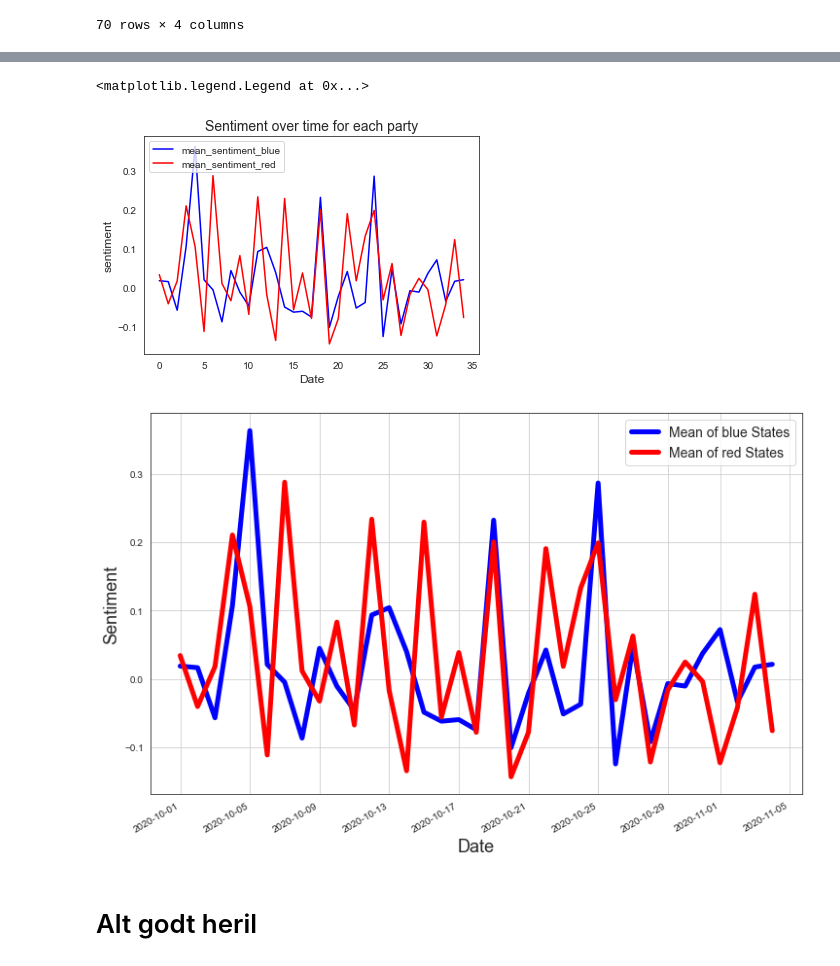
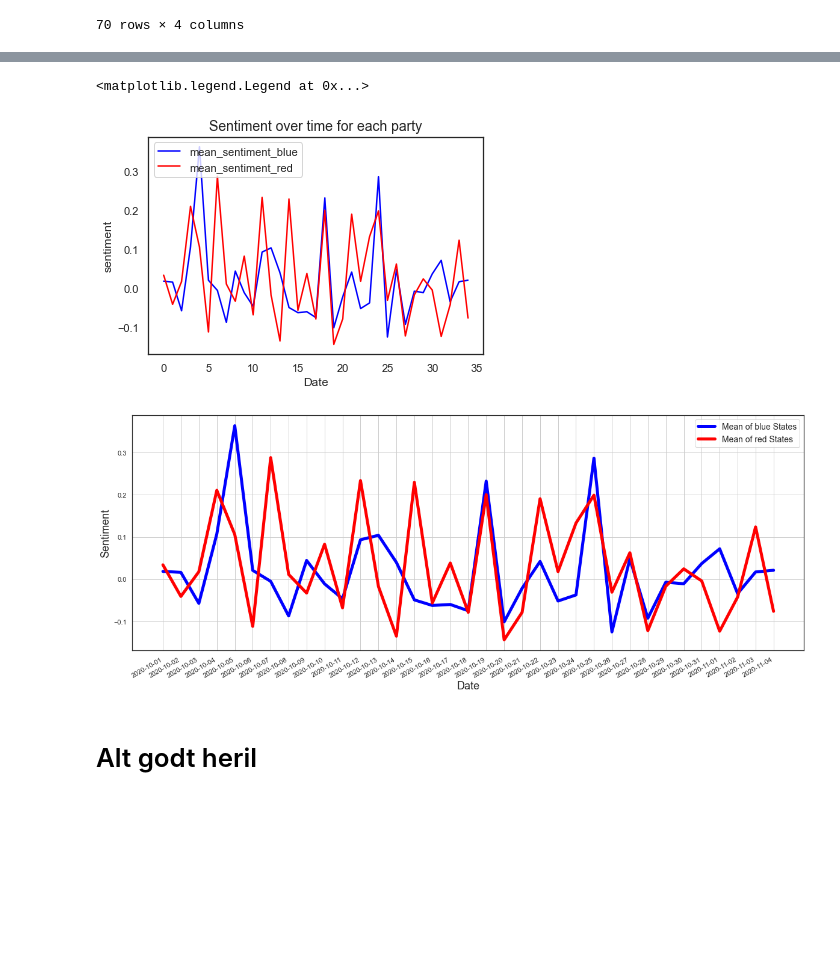
Before and after one commit to ChristianFogtdal/2Heste, a Jupyter notebook: Exam Project/Actual Exam project-Copy1.ipynb, the cells around one changed output, grey strips where cells are left out. Cells and saved outputs as stored; diff of their text form; code cells hidden in the pictures; blank space fills up the shorter version.

```diff
--- a/Exam Project/Actual Exam project-Copy1.ipynb
+++ b/Exam Project/Actual Exam project-Copy1.ipynb
@@ -582,7 +589,7 @@ tweets_df2.head(2)
 ## 6. Cleaning of the tweet text
 # %%
 ## Making a copy, to not be forced to load from the start every time
-tweets_df3 = tweets_df2.copy()
+tweets_df3_mean = tweets_df2.copy()
 # %%
 tweets_df2['text'][69]
 # %% [output]
@@ -610,7 +617,7 @@ def cleaner_text(document_tweet):
     #document_tweet = re.sub(r'#[^\s]+','',document_tweet) #removes "#" and #hashtagstring
     return document_tweet
 
-tweets_df3['text'] = tweets_df3['text'].apply(cleaner_text)
+tweets_df3_mean['text'] = tweets_df3_mean['text'].apply(cleaner_text)
 # %% [markdown]
 ### Translate emojis to text
 # %%
@@ -640,11 +647,11 @@ def sentiment_analyser(tweet_text):
     return sentiment_score
 
 # sentiment score from -1 to 1
-tweets_df3['sentiment_score'] = tweets_df3['text'].apply(sentiment_analyser)
+tweets_df3_mean['sentiment_score'] = tweets_df3_mean['text'].apply(sentiment_analyser)
 
 # boolean value is 0 if sentiment is negative, else 1
-tweets_df3['tweet_sentiment'] = [0 if i < 0 else 1 for i in tweets_df3.sentiment_score]
-tweets_df3.head(2)
+tweets_df3_mean['tweet_sentiment'] = [0 if i < 0 else 1 for i in tweets_df3_mean.sentiment_score]
+tweets_df3_mean.head(2)
 # %% [output]
 |  | created_at | text | source | name | username | user_location | tweet_location | country_code | ... |
 | 0 | 2020-10-01 23:54:28+00:00 | great article on pfizers covid va... | Twitter for Android | The Catholic Honey Badger ⛪🌄 | RuralUSCatholic | West Plains, MO | Missouri, USA | US | ... |
@@ -795,21 +775,25 @@ tweets_mean_source
 # %%
 fig = plt.figure(figsize=(10, 6))
 sns.set_style("white")
-my_order = df.groupby(by=["source"])["sentiment_score"].count().iloc[::-1].index
+my_order = tweets_df3_mean.groupby(by=["source"])["sentiment_score"].count().iloc[::-1].index
+my_pal = {"Twitter for Android": "green", "Twitter for iPhone": "grey"}
+
+
+#sns.set(style="darkgrid") # run this once for dark colored graphs, - dont know why
 
 #my_order = ["Twitter for iPhone", "Twitter for Android", "Twitter for iPad", "Tweetbot for iΟS", "Squarespace"]
-ax = sns.boxplot(
+ax = sns.violinplot(
                 x="source",
                 y="sentiment_score",
-                data=tweets_df3,
-                palette="tab10",
-                linewidth=1,
+                data=tweets_df3_mean,
+                palette=my_pal,
+                linewidth=3,
                 order=my_order
                 )
 
 # Calculate number of obs per group & median to position labels
-means = tweets_df3.groupby(['source'])['sentiment_score'].mean().values
-nobs = tweets_df3['source'].value_counts().values
+means = tweets_df3_mean.groupby(['source'])['sentiment_score'].mean().values
+nobs = tweets_df3_mean['source'].value_counts().values
 nobs = [str(x) for x in nobs.tolist()]
 nobs = ["n: " + i for i in nobs]
 
@@ -817,17 +801,21 @@ nobs = ["n: " + i for i in nobs]
 pos = range(len(nobs))
 for tick, label in zip(pos, ax.get_xticklabels()):
     ax.text(pos[tick],
-            0,
+            0+0.1,
             nobs[tick],
             horizontalalignment='center',
             fontsize=12,
-            #color='w', # text  color
+            color='w', # text  color
             weight='semibold'
            )
 
-sns.despine(offset=20, trim=True);
+sns.set_style("white")
+
+sns.despine(offset=10, trim=True); #remove unnecessary axis
+ax.set_xlabel('Source of tweets') # Choose title x-axis
+ax.xaxis.label.set_fontsize(14) # Choose font size for x-axis title
 
 ax.set_ylabel('Sentiment') # Choose title y-axis
 ax.yaxis.label.set_fontsize(14) # Choose font size for y-axis title
-fig.savefig('Semtiment_source_tweet.pdf')
+fig.savefig('violinplot_red_blue.pdf')
 # %% [output]
@@ -878,34 +886,33 @@ ax.yaxis.label.set_fontsize(12) # Choose font size for y-axis title
 ax.legend(loc = 'upper left', bbox_to_anchor=(0, 1))
 # %% [output]
 <matplotlib.legend.Legend at 0x...>
-[figure, old version]
+[figure, new version]
 # %%
 # Plot scatter
-fig = plt.figure(figsize=(12, 8))
+fig = plt.figure(figsize=(20, 8))
 plt.plot(tweets_mean_blue["date"], tweets_mean_blue["mean_sentiment"], color = 'blue', label='Mean of blue States', linewidth=5)
 plt.plot(tweets_mean_red["date"], tweets_mean_red["mean_sentiment"], color = 'red', label='Mean of red States', linewidth=5)
 
 # Labelling
 plt.xlabel("Date", fontsize=18)
 plt.ylabel("Sentiment", fontsize=18)
 
 plt.grid(True)
 
 # Auto space
 plt.legend(fontsize=14)
 
 # autoformat date
 fig.autofmt_xdate()
 
 #plt.annotate('Halloween', (mdates.date2num(x[1]), y[1]), xytext=(15, 15),
 #            textcoords='offset points', arrowprops=dict(arrowstyle='-|>'))
 
 # EVENTUALLY change tick font size
 # other type of line?
-
-plt.show()
+fig.savefig('timeseries_red_blue.pdf')
 # %% [output]
-[figure, old version]
+[figure, new version]
 # %% [markdown]
 # Alt godt heril
 # %% [markdown]
```
Also changed, not shown: parts of 12 cells of this notebook, 3 other files.
